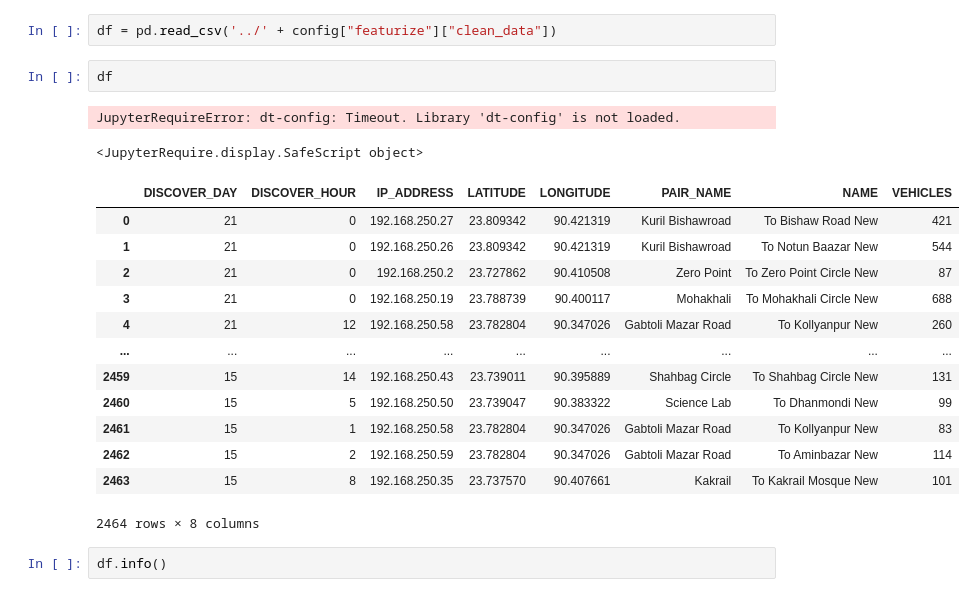
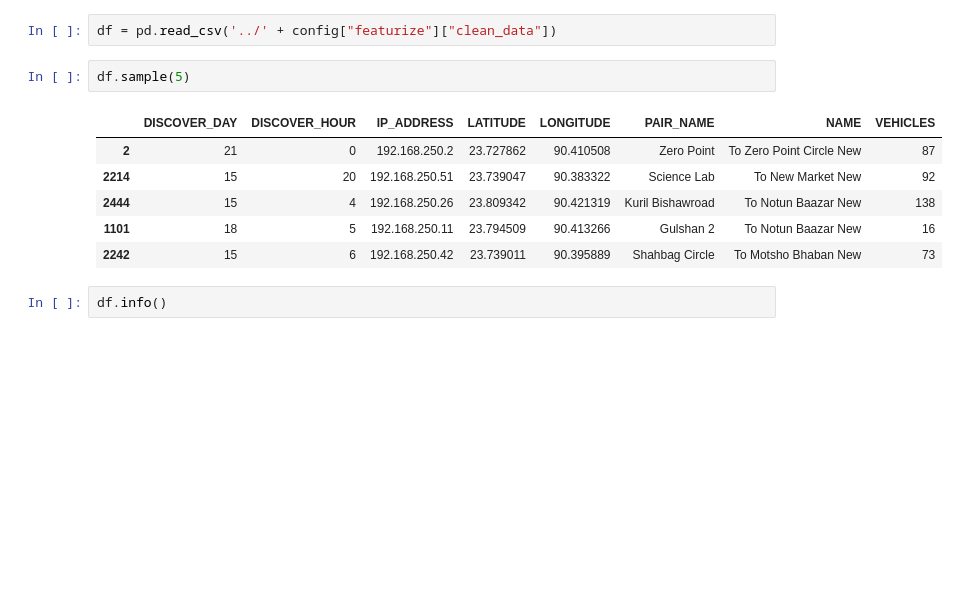
Before and after one commit to mail2mhossain/practical_data_science, a Jupyter notebook: EVI/3. Univariate Profiling.ipynb, the cells around one changed output. Drawn from its saved outputs; the diff is of its cells as text; blank space fills up the shorter version.

```diff
--- a/EVI/3. Univariate Profiling.ipynb
+++ b/EVI/3. Univariate Profiling.ipynb
@@ -30,23 +26,14 @@ pprint.pprint(config["featurize"]["clean_data"])
 # %%
 df = pd.read_csv('../' + config["featurize"]["clean_data"])
 # %%
-df
+df.sample(5)
 # %% [output]
-JupyterRequireError: dt-config: Timeout. Library 'dt-config' is not loaded.
-<JupyterRequire.display.SafeScript object>
 |  | DISCOVER_DAY | DISCOVER_HOUR | IP_ADDRESS | LATITUDE | LONGITUDE | PAIR_NAME | NAME | VEHICLES |
-| 0 | 21 | 0 | 192.168.250.27 | 23.809342 | 90.421319 | Kuril Bishawroad | To Bishaw Road New | 421 |
-| 1 | 21 | 0 | 192.168.250.26 | 23.809342 | 90.421319 | Kuril Bishawroad | To Notun Baazar New | 544 |
 | 2 | 21 | 0 | 192.168.250.2 | 23.727862 | 90.410508 | Zero Point | To Zero Point Circle New | 87 |
-| 3 | 21 | 0 | 192.168.250.19 | 23.788739 | 90.400117 | Mohakhali | To Mohakhali Circle New | 688 |
-| 4 | 21 | 12 | 192.168.250.58 | 23.782804 | 90.347026 | Gabtoli Mazar Road | To Kollyanpur New | 260 |
-| ... | ... | ... | ... | ... | ... | ... | ... | ... |
-| 2459 | 15 | 14 | 192.168.250.43 | 23.739011 | 90.395889 | Shahbag Circle | To Shahbag Circle New | 131 |
-| 2460 | 15 | 5 | 192.168.250.50 | 23.739047 | 90.383322 | Science Lab | To Dhanmondi New | 99 |
-| 2461 | 15 | 1 | 192.168.250.58 | 23.782804 | 90.347026 | Gabtoli Mazar Road | To Kollyanpur New | 83 |
-| 2462 | 15 | 2 | 192.168.250.59 | 23.782804 | 90.347026 | Gabtoli Mazar Road | To Aminbazar New | 114 |
-| 2463 | 15 | 8 | 192.168.250.35 | 23.737570 | 90.407661 | Kakrail | To Kakrail Mosque New | 101 |
+| 2214 | 15 | 20 | 192.168.250.51 | 23.739047 | 90.383322 | Science Lab | To New Market New | 92 |
+| 2444 | 15 | 4 | 192.168.250.26 | 23.809342 | 90.421319 | Kuril Bishawroad | To Notun Baazar New | 138 |
+| 1101 | 18 | 5 | 192.168.250.11 | 23.794509 | 90.413266 | Gulshan 2 | To Notun Baazar New | 16 |
+| 2242 | 15 | 6 | 192.168.250.42 | 23.739011 | 90.395889 | Shahbag Circle | To Motsho Bhaban New | 73 |
-2464 rows × 8 columns
 # %%
 df.info()
 # %% [output]
```
Also changed, not shown: parts of 48 cells of this notebook.
